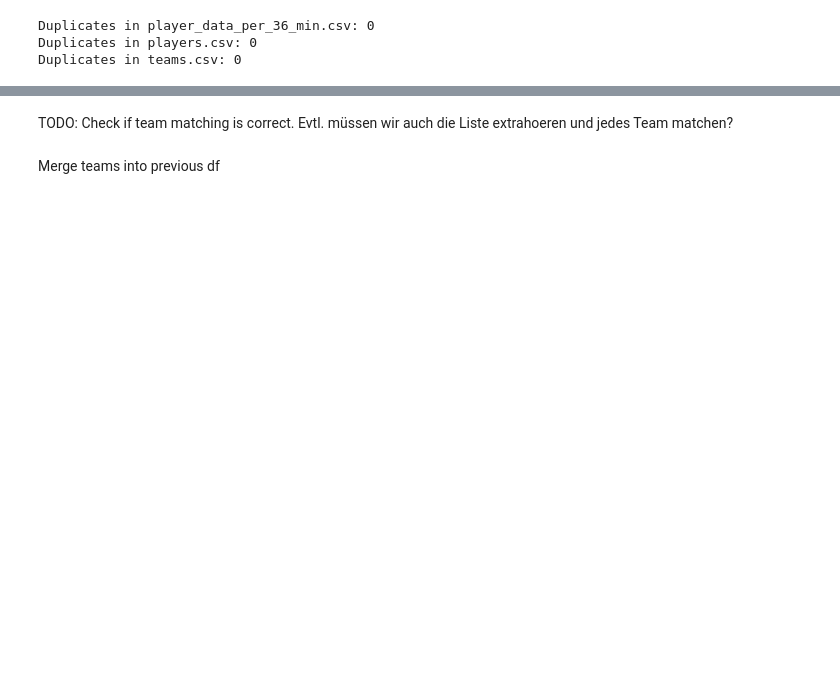
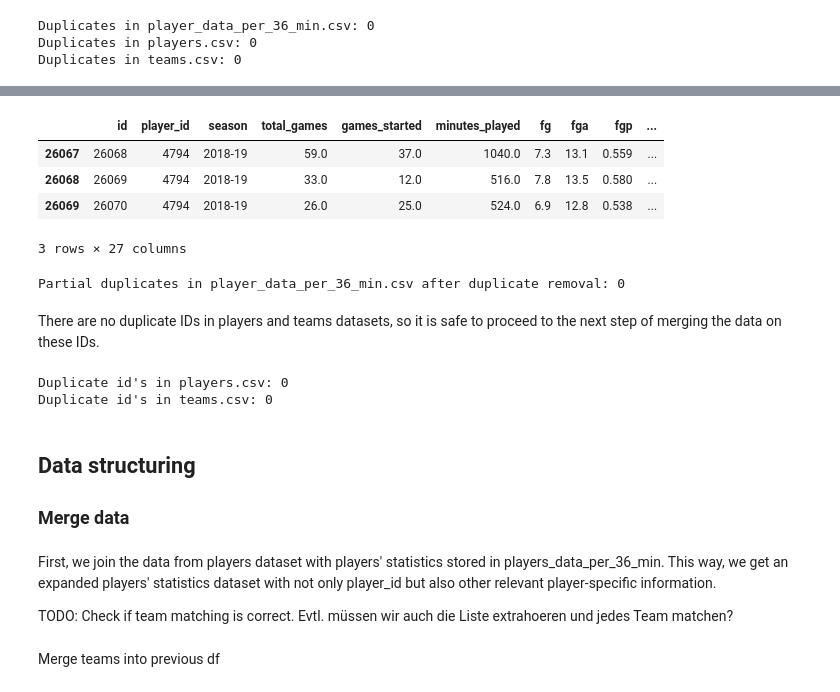
Before and after one commit to olesasha/InfoViz, a Jupyter notebook: Exercise1.ipynb, the cells around one changed output, grey strips where cells are left out. Drawn from its saved outputs; the diff is of its cells as text; code cells hidden in the pictures; blank space fills up the shorter version.

```diff
--- a/Exercise1.ipynb
+++ b/Exercise1.ipynb
@@ -37,3 +53,31 @@ Merge player_data_per_36_min with players
+# %%
+player_data_per_36_min.loc[(player_data_per_36_min["player_id"] == 4794) & (player_data_per_36_min["season"] == "2018-19")]
+# %% [output]
+|  | id | player_id | season | total_games | games_started | minutes_played | fg | fga | fgp | ... |
+| 26067 | 26068 | 4794 | 2018-19 | 59.0 | 37.0 | 1040.0 | 7.3 | 13.1 | 0.559 | ... |
+| 26068 | 26069 | 4794 | 2018-19 | 33.0 | 12.0 | 516.0 | 7.8 | 13.5 | 0.580 | ... |
+| 26069 | 26070 | 4794 | 2018-19 | 26.0 | 25.0 | 524.0 | 6.9 | 12.8 | 0.538 | ... |
+3 rows × 27 columns
+# %%
+#sort the values by total games played - small to large
+#remove duplicates for season and player_id and keep only the largest value of total_games
+player_data_per_36_min = player_data_per_36_min.sort_values("total_games").drop_duplicates(["season", "player_id"], keep='last').sort_index()
+print(f"Partial duplicates in player_data_per_36_min.csv after duplicate removal: {len(player_data_per_36_min[player_data_per_36_min.duplicated(["season", "player_id"])==True])}")
+# %% [output]
+Partial duplicates in player_data_per_36_min.csv after duplicate removal: 0
+# %% [markdown]
+There are no duplicate IDs in players and teams datasets, so it is safe to proceed to the next step of merging the data on these IDs.
+# %%
+print(f"Duplicate id's in players.csv: {len(players[players.duplicated(["id"])==True])}")
+print(f"Duplicate id's in teams.csv: {len(teams[teams.duplicated(["team_id"])==True])}")
+# %% [output]
+Duplicate id's in players.csv: 0
+Duplicate id's in teams.csv: 0
+# %% [markdown]
+## Data structuring
+### Merge data
 # %% [markdown]
+First, we join the data from players dataset with players' statistics stored in players_data_per_36_min. This way, we get an expanded players' statistics dataset with not only player_id but also other relevant player-specific information.
+
 TODO: Check if team matching is correct. Evtl. müssen wir auch die Liste extrahoeren und jedes Team matchen?
 # %%
```
Also changed, not shown: parts of 15 cells of this notebook.
